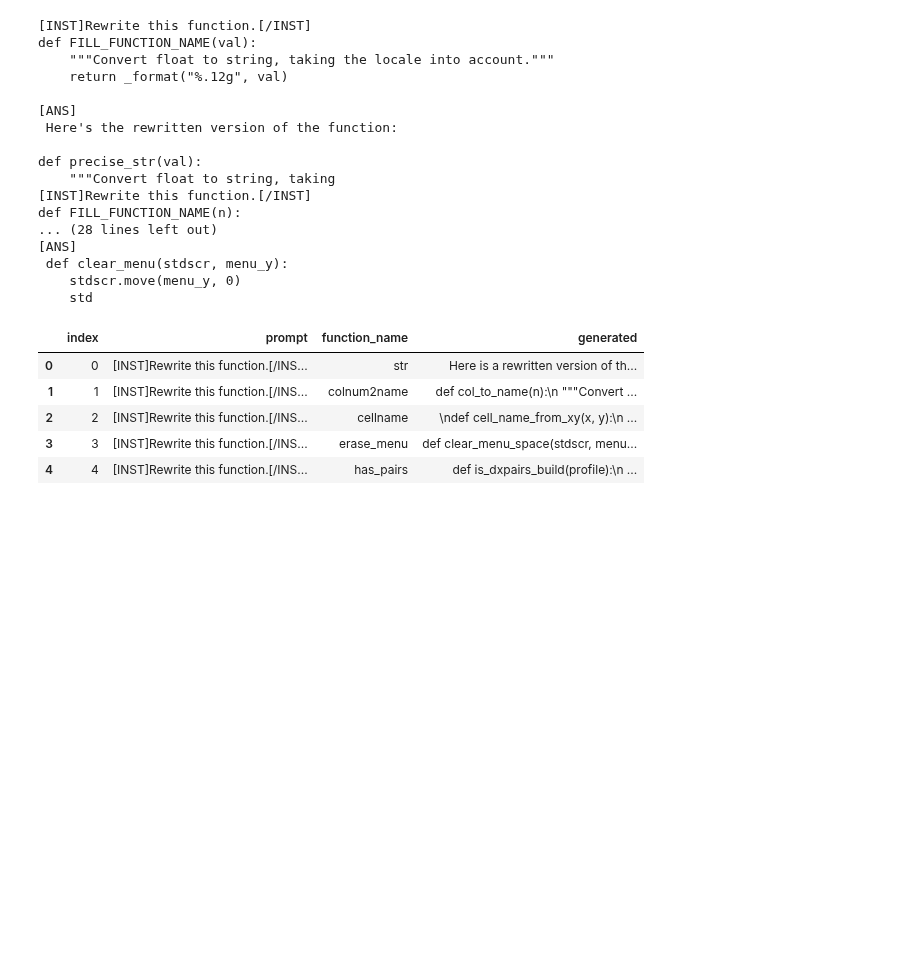
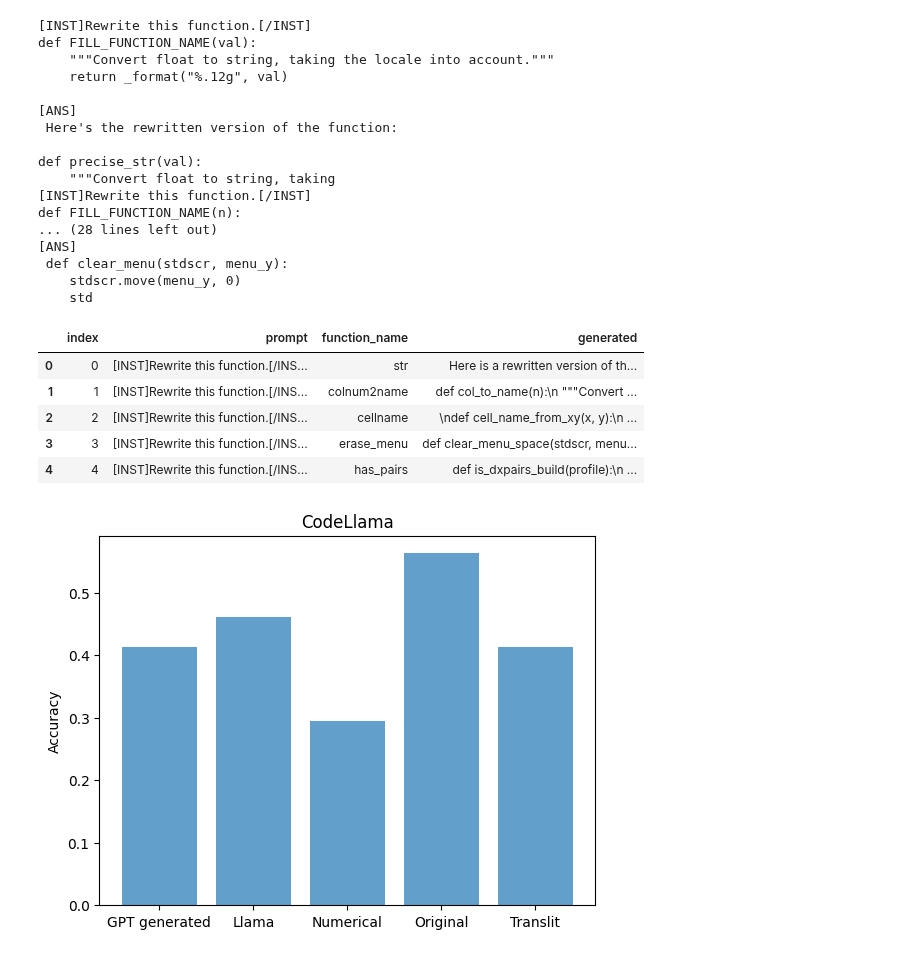
Before and after one commit to JetBrains-Research/effective-inference, a Jupyter notebook: notebooks/Untitled.ipynb, the cells around one changed output. Drawn from its saved outputs; the diff is of its cells as text; code cells hidden in the pictures; blank space fills up the shorter version.

```diff
--- a/notebooks/Untitled.ipynb
+++ b/notebooks/Untitled.ipynb
@@ -513,3 +547,40 @@ def FILL_FUNCTION_NAME(n):
 | 2 | 2 | [INST]Rewrite this function.[/INS... | cellname | \ndef cell_name_from_xy(x, y):\n ... |
 | 3 | 3 | [INST]Rewrite this function.[/INS... | erase_menu | def clear_menu_space(stdscr, menu... |
 | 4 | 4 | [INST]Rewrite this function.[/INS... | has_pairs | def is_dxpairs_build(profile):\n ... |
+# %%
+llama_data =  pd.read_csv('/home/sasha/effective-inference/clean_naming/logs/generation_data_1707734870.9644575.csv', index_col = 0)
+all_data = pd.read_csv('/home/sasha/effective-inference/clean_naming/next_line_all_data.csv', index_col = 0)
+# %%
+data_with_llama = pd.concat([all_data, llama_data])
+# %%
+def check_answer_type(data):
+    real = str(data['real'])
+    generated = str(data['generated'])
+    name = data['function_name']
+
+    if data['answer'] == True:
+        return 'ok'
+    elif real.split(name)[0] in generated:
+        return 'wrong name'
+    else: return 'wrong idea'
+data_with_llama['error_type'] = data_with_llama.apply(check_answer_type, axis = 1)
+# %%
+categories = ['Original', 'GPT generated', 'Numerical', 'Translit', 'LLama']
+
+data1 = dict(data_with_llama.groupby('name_type')['answer'].mean())
+
+# Plotting
+index = range(len(categories))
+
+plt.bar(index, data1.values(), alpha=0.7, )
+
+
+# Customize plot
+plt.title('CodeLlama')
+plt.ylabel('Accuracy')
+plt.xticks(index, data1.keys())
+
+# Show plot
+plt.show()
+# %% [output]
+[figure, added]
```
Also changed, not shown: parts of 19 cells of this notebook, 5 other files.
